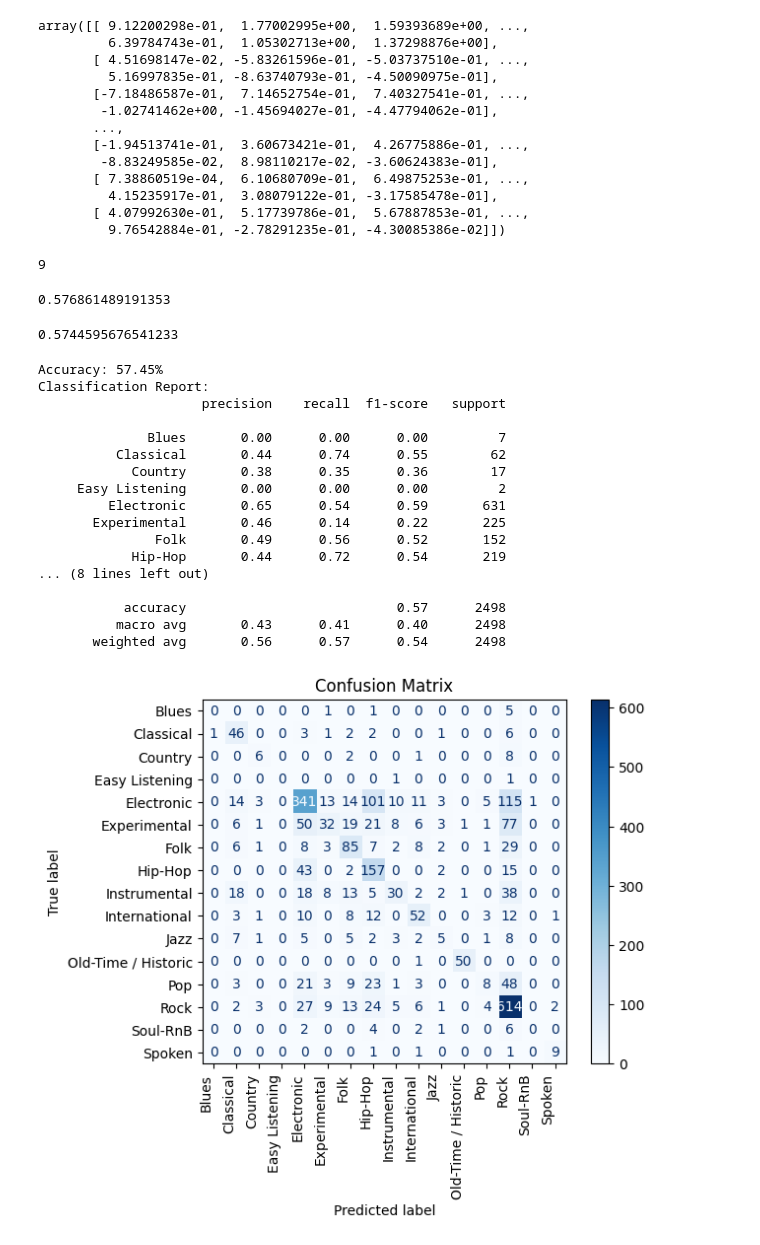
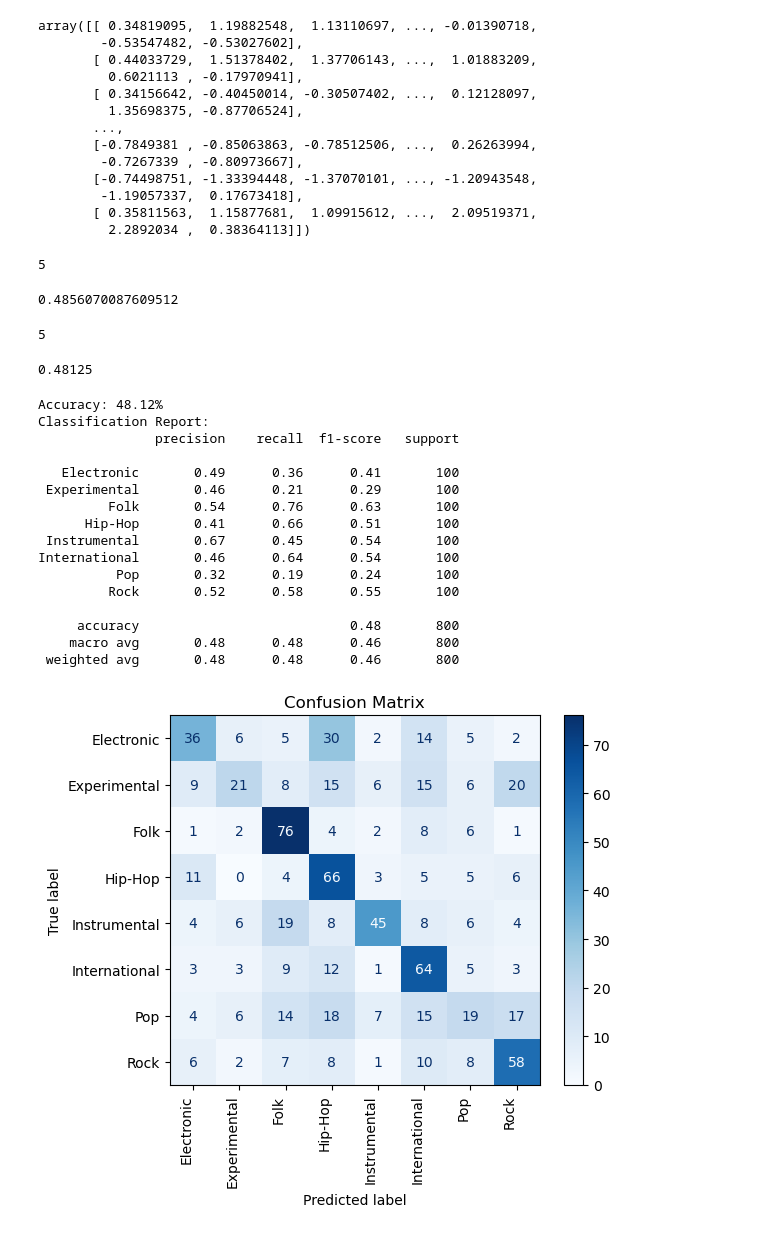
Before and after one commit to hishamad/Music-Genre-Classification, a Jupyter notebook: KNeighborsClassifier.ipynb, the cells around one changed output. Saved outputs shown, nothing was run; the diff lists cells and outputs as text; code cells hidden in the pictures.

```diff
--- a/KNeighborsClassifier.ipynb
+++ b/KNeighborsClassifier.ipynb
@@ -5,8 +5,8 @@ from sklearn.preprocessing import StandardScaler
 import numpy as np
 # %%
 #Load the data
-x = np.load('./X_medium.npy', allow_pickle=True)
-y = np.load('./y_medium.npy', allow_pickle=True)
+x = np.load('./X.npy', allow_pickle=True)
+y = np.load('./y.npy', allow_pickle=True)
 np.nan_to_num(x,0)
 # %% [output]
 array([[ 7.23267436e-01,  9.76336300e-02,  3.12463820e-01, ...,
@@ -32,19 +32,19 @@ scaler.fit_transform(X_train)
 scaler.transform(X_test)
 scaler.transform(X_val)
 # %% [output]
-array([[ 9.12200298e-01,  1.77002995e+00,  1.59393689e+00, ...,
-         6.39784743e-01,  1.05302713e+00,  1.37298876e+00],
-       [ 4.51698147e-02, -5.83261596e-01, -5.03737510e-01, ...,
-         5.16997835e-01, -8.63740793e-01, -4.50090975e-01],
-       [-7.18486587e-01,  7.14652754e-01,  7.40327541e-01, ...,
-        -1.02741462e+00, -1.45694027e-01, -4.47794062e-01],
+array([[ 0.34819095,  1.19882548,  1.13110697, ..., -0.01390718,
+        -0.53547482, -0.53027602],
+       [ 0.44033729,  1.51378402,  1.37706143, ...,  1.01883209,
+         0.6021113 , -0.17970941],
+       [ 0.34156642, -0.40450014, -0.30507402, ...,  0.12128097,
+         1.35698375, -0.87706524],
        ...,
-       [-1.94513741e-01,  3.60673421e-01,  4.26775886e-01, ...,
-        -8.83249585e-02,  8.98110217e-02, -3.60624383e-01],
-       [ 7.38860519e-04,  6.10680709e-01,  6.49875253e-01, ...,
-         4.15235917e-01,  3.08079122e-01, -3.17585478e-01],
-       [ 4.07992630e-01,  5.17739786e-01,  5.67887853e-01, ...,
-         9.76542884e-01, -2.78291235e-01, -4.30085386e-02]])
+       [-0.7849381 , -0.85063863, -0.78512506, ...,  0.26263994,
+        -0.7267339 , -0.80973667],
+       [-0.74498751, -1.33394448, -1.37070101, ..., -1.20943548,
+        -1.19057337,  0.17673418],
+       [ 0.35811563,  1.15877681,  1.09915612, ...,  2.09519371,
+         2.2892034 ,  0.38364113]])
 # %%
 
 all_score = []
@@ -61,18 +61,20 @@ all_k = np.array(all_k)
 # %%
 K = all_k[np.argmax(all_score)]
 print(K)
-np.max(all_score)
+np.max(all_score[np.argmax(all_score)])
 # %% [output]
-9
+5
-0.576861489191353
+0.4856070087609512
 # %%
 #final testing and final model
+print(K)
 clf  = KNeighborsClassifier(n_neighbors=K)
 clf .fit(X_train, y_train)
 score = clf.score(X_test, y_test)
 score
 # %% [output]
-0.5744595676541233
+5
+0.48125
 # %%
 from sklearn.metrics import accuracy_score, classification_report
 
@@ -85,40 +87,39 @@ print(f"Accuracy: {accuracy * 100:.2f}%")
 print("Classification Report:")
 print(classification_report(y_test, y_pred))
 # %% [output]
-Accuracy: 57.45%
+Accuracy: 48.12%
 Classification Report:
-                     precision    recall  f1-score   support
+               precision    recall  f1-score   support
 
-              Blues       0.00      0.00      0.00         7
-          Classical       0.44      0.74      0.55        62
-            Country       0.38      0.35      0.36        17
-     Easy Listening       0.00      0.00      0.00         2
-         Electronic       0.65      0.54      0.59       631
-       Experimental       0.46      0.14      0.22       225
-               Folk       0.49      0.56      0.52       152
-            Hip-Hop       0.44      0.72      0.54       219
-... (8 lines left out)
+   Electronic       0.49      0.36      0.41       100
+ Experimental       0.46      0.21      0.29       100
+         Folk       0.54      0.76      0.63       100
+      Hip-Hop       0.41      0.66      0.51       100
+ Instrumental       0.67      0.45      0.54       100
+International       0.46      0.64      0.54       100
+          Pop       0.32      0.19      0.24       100
+         Rock       0.52      0.58      0.55       100
 
-           accuracy                           0.57      2498
-          macro avg       0.43      0.41      0.40      2498
-       weighted avg       0.56      0.57      0.54      2498
+     accuracy                           0.48       800
+    macro avg       0.48      0.48      0.46       800
+ weighted avg       0.48      0.48      0.46       800
 # %%
 from sklearn.metrics import confusion_matrix, ConfusionMatrixDisplay
 import matplotlib.pyplot as plt
 
 conf_matrix = confusion_matrix(y_test, y_pred)
 
-#class_names = ['Electronic', 'Experimental', 'Folk', 'Hip-Hop', 'Instrumental', 'International',  'Pop', 'Rock']
-class_names = ['Blues', 'Classical', 'Country', 'Easy Listening', 'Electronic', 'Experimental', 'Folk', 'Hip-Hop', 'Instrumental', 'International', 'Jazz', 'Old-Time / Historic', 'Pop', 'Rock', 'Soul-RnB', 'Spoken' ]
+class_names = ['Electronic', 'Experimental', 'Folk', 'Hip-Hop', 'Instrumental', 'International',  'Pop', 'Rock']
+#class_names = ['Blues', 'Classical', 'Country', 'Easy Listening', 'Electronic', 'Experimental', 'Folk', 'Hip-Hop', 'Instrumental', 'International', 'Jazz', 'Old-Time / Historic', 'Pop', 'Rock', 'Soul-RnB', 'Spoken' ]
 
 disp = ConfusionMatrixDisplay(confusion_matrix=conf_matrix, display_labels=class_names)
 
 disp.plot(cmap=plt.cm.Blues)
 plt.xticks(rotation=90, ha='right')
 plt.title("Confusion Matrix")
 plt.show()
 # %% [output]
-[figure, old version]
+[figure, new version]
 # %%
 from joblib import dump
 # Save model
```
Also changed, not shown: parts of 3 cells of this notebook.
